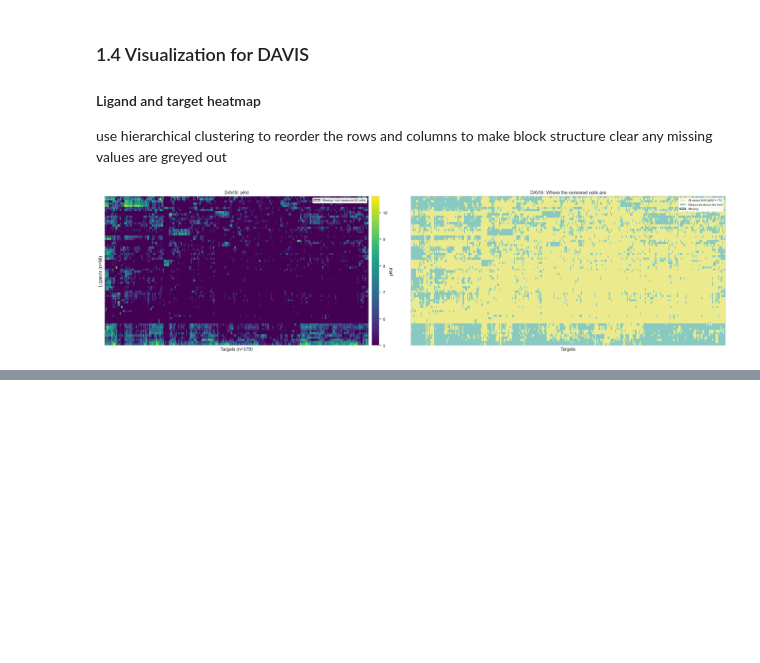
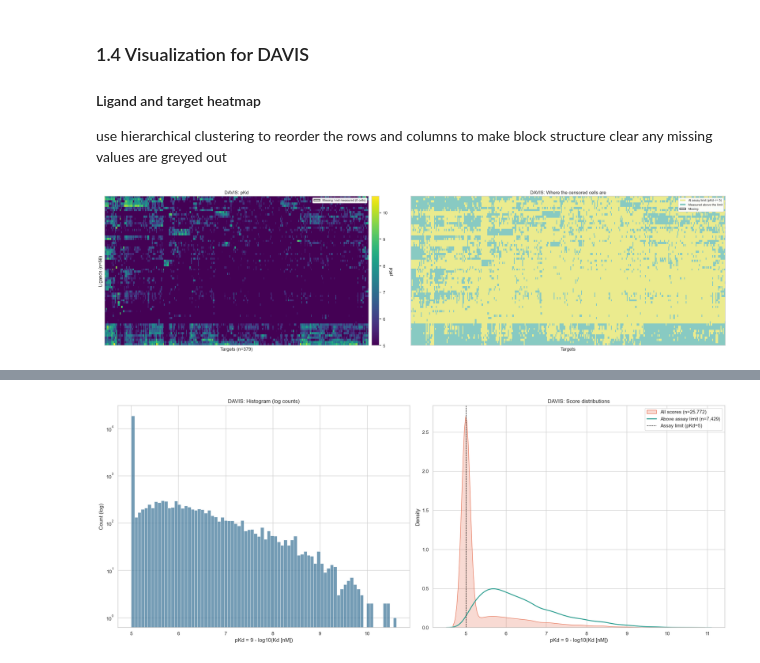
Before and after one commit to Dangomimikyu/SC4020-DataMining, a Jupyter notebook: Project 2/Source/Task1.ipynb, the cells around one changed output, grey strips where cells are left out. Saved outputs shown, nothing was run; the diff lists cells and outputs as text; code cells hidden in the pictures; blank space fills up the shorter version.

Commit message:
binding affinity and effect of limit and pKd values

```diff
--- a/Project 2/Source/Task1.ipynb
+++ b/Project 2/Source/Task1.ipynb
@@ -430,0 +436,84 @@ plot_heatmap(pkd_matrix, "DAVIS", limit_pkd=LIMIT_PKD)
+# %%
+def plot_distribution(values, title, xlabel, limit = None):
+
+    # Choose the number of plots depending on whether an assay limit is provided
+    number_of_plots = 2 if limit is not None else 2
+
+    fig, axes = plt.subplots(
+        1,
+        number_of_plots,
+        figsize = (20, 8)
+    )
+
+    # Left: Histogram of all observed scores
+    sns.histplot(
+        values,
+        bins = 80,
+        ax = axes[0],
+        color = "#457b9d"
+    )
+
+    # Use a log scale to make small counts visible
+    axes[0].set_yscale("log")
+    axes[0].set_title(f"{title}: Histogram (log counts)")
+    axes[0].set_xlabel(xlabel)
+    axes[0].set_ylabel("Count (log)")
+
+    # Right: KDE distributions
+
+    # Show the density distribution of all observed scores
+    sns.kdeplot(
+        values,
+        ax = axes[1],
+        fill = True,
+        color = "#e76f51",
+        alpha = 0.25,
+        bw_adjust = 1.0,
+        label = f"All scores (n={len(values):,})"
+    )
+
+    # compare scores above assay limit
+    if limit is not None:
+
+        # get those above assay limit
+        above_limit_values = values[values > limit + 1e-9]
+
+        if len(above_limit_values) > 1:
+            sns.kdeplot(
+                above_limit_values,
+                ax = axes[1],
+                color = "#2a9d8f",
+                linewidth = 2,
+                bw_adjust = 1.0,
+                label = f"Above assay limit (n={len(above_limit_values):,})"
+            )
+
+        # Mark the assay limit with a vertical dashed line
+        axes[1].axvline(
+            limit,
+            color = "black",
+            linestyle = "--",
+            linewidth = 1,
+            label = f"Assay limit (pKd={limit:g})"
+        )
+
+    # Add labels and legend to the combined density plot
+    axes[1].set_title(f"{title}: Score distributions")
+    axes[1].set_xlabel(xlabel)
+    axes[1].set_ylabel("Density")
+    axes[1].legend()
+
+    # Adjust spacing and display both plots
+    plt.tight_layout()
+    plt.show()
+
+
+# Plot the DAVIS score distribution
+plot_distribution(
+    scores,
+    "DAVIS",
+    "pKd = 9 - log10(Kd [nM])",
+    limit=LIMIT_PKD
+)
+# %% [output]
+[figure, added]
```
Also changed, not shown: parts of 3 cells of this notebook.
